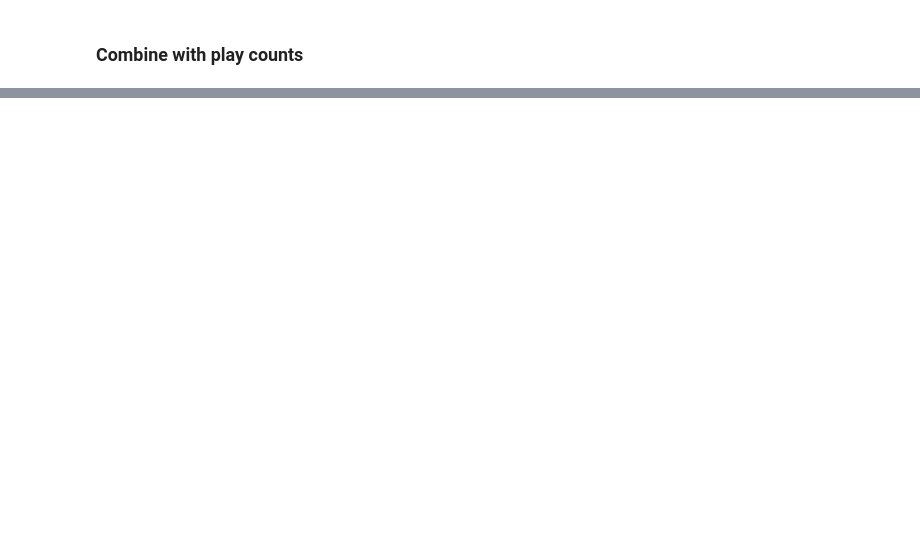
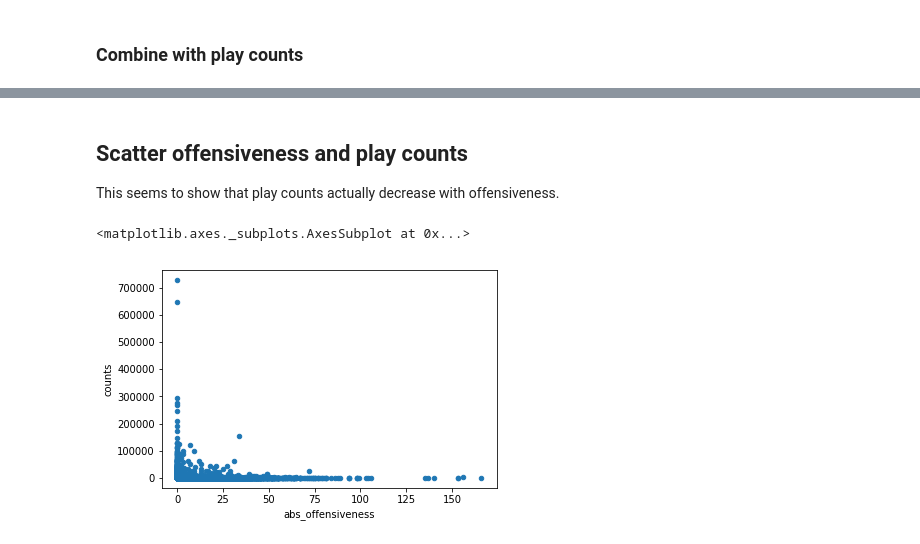
Before and after one commit to Victor-Palacios/epfl_ada, a Jupyter notebook: Project/main_lars.ipynb, the cells around one changed output, grey strips where cells are left out. Drawn from its saved outputs; the diff is of its cells as text; code cells hidden in the pictures; blank space fills up the shorter version.

```diff
--- a/Project/main_lars.ipynb
+++ b/Project/main_lars.ipynb
@@ -174,0 +235,9 @@ songs[songs["abs_offensiveness"]>150]
+# %% [markdown]
+## Scatter offensiveness and play counts
+
+This seems to show that play counts actually decrease with offensiveness.
+# %%
+songs.plot.scatter("abs_offensiveness", "counts")
+# %% [output]
+<matplotlib.axes._subplots.AxesSubplot at 0x...>
+[figure, added]
```
Also changed, not shown: parts of 33 cells of this notebook.
